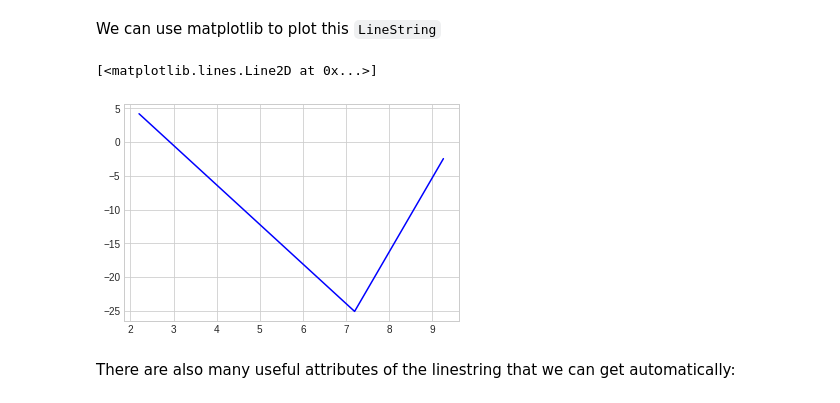
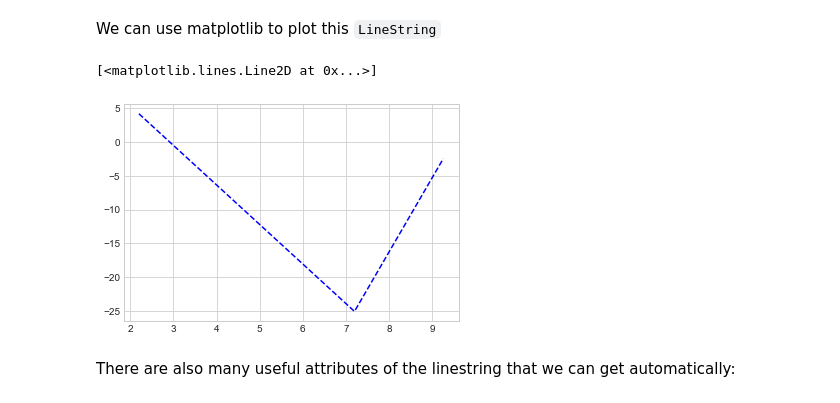
Before and after one commit to bwsi-hadr/02-visualization-and-shapes-dylan-pham, a Jupyter notebook: 02_Visualization_and_Shapes.ipynb, the cells around one changed output. Drawn from its saved outputs; the diff is of its cells as text; code cells hidden in the pictures.

```diff
--- a/02_Visualization_and_Shapes.ipynb
+++ b/02_Visualization_and_Shapes.ipynb
@@ -378,10 +379,10 @@ We can use matplotlib to plot this `LineString`
 # %%
 fig = plt.figure()
 ax = fig.add_subplot(1,1,1)
-ax.plot(line_x, line_y, 'b-') # draw as blue line
+ax.plot(line_x, line_y, 'b--') # draw as blue line
 # %% [output]
 [<matplotlib.lines.Line2D at 0x...>]
-[figure, old version]
+[figure, new version]
 # %% [markdown]
 There are also many useful attributes of the linestring that we can get automatically:
 # %%
```
Also changed, not shown: parts of 2 cells of this notebook.
